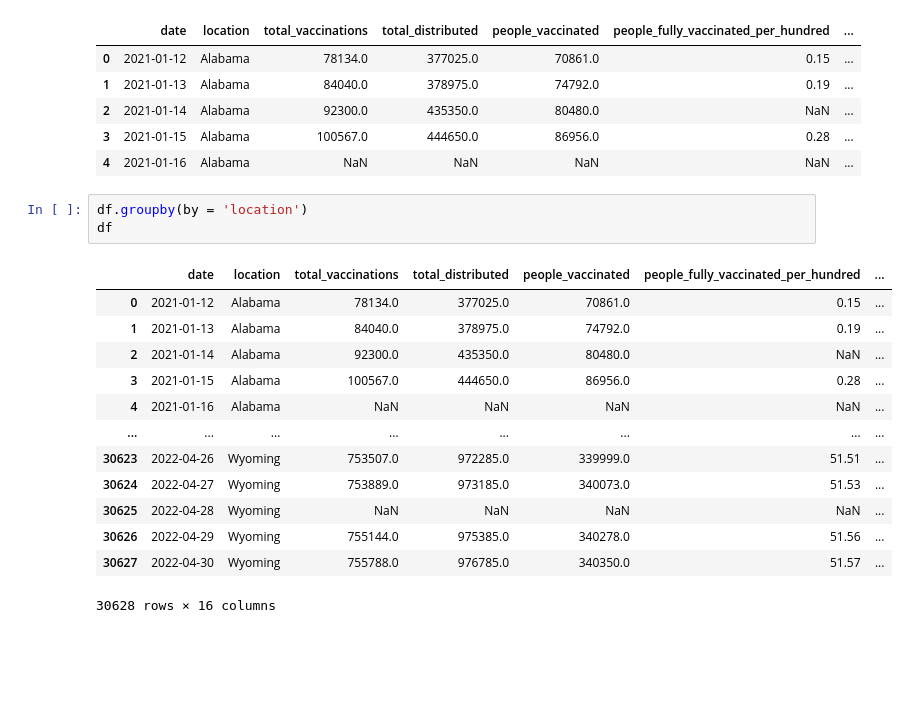
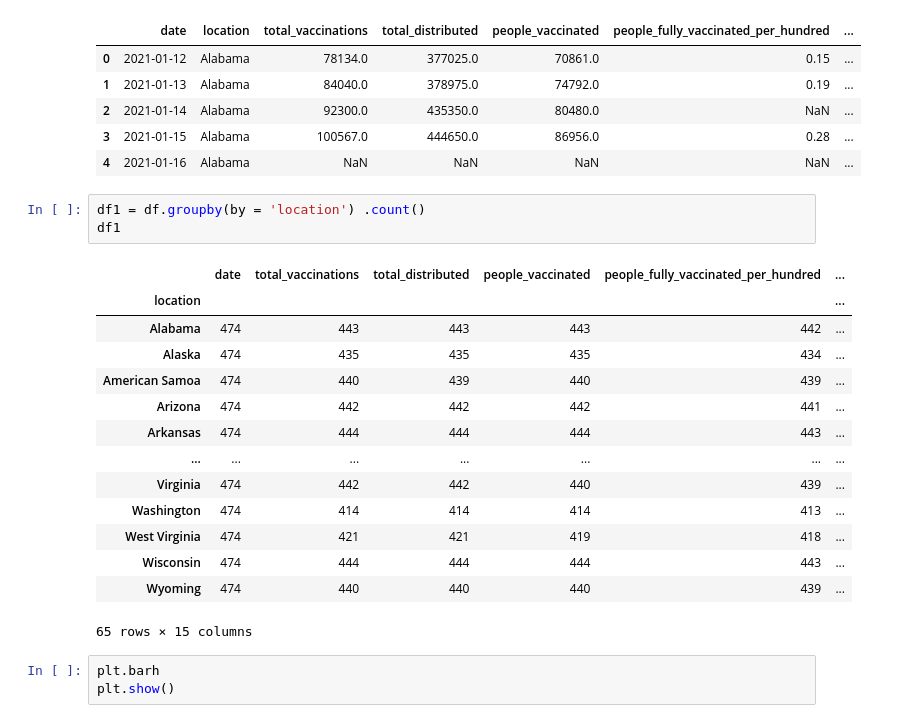
Before and after one commit to uthours/Data-Processing-Visualization, a Jupyter notebook: initialviz.ipynb, the cells around one changed output. Cells and saved outputs as stored; diff of their text form; blank space fills up the shorter version.

```diff
--- a/initialviz.ipynb
+++ b/initialviz.ipynb
@@ -30,19 +30,23 @@ df.head()
 | 3 | 2021-01-15 | Alabama | 100567.0 | 444650.0 | 86956.0 | 0.28 | ... |
 | 4 | 2021-01-16 | Alabama | NaN | NaN | NaN | NaN | ... |
 # %%
-df.groupby(by = 'location')
-df
+df1 = df.groupby(by = 'location') .count()
+df1
 # %% [output]
-|  | date | location | total_vaccinations | total_distributed | people_vaccinated | people_fully_vaccinated_per_hundred | ... |
-| 0 | 2021-01-12 | Alabama | 78134.0 | 377025.0 | 70861.0 | 0.15 | ... |
-| 1 | 2021-01-13 | Alabama | 84040.0 | 378975.0 | 74792.0 | 0.19 | ... |
-| 2 | 2021-01-14 | Alabama | 92300.0 | 435350.0 | 80480.0 | NaN | ... |
-| 3 | 2021-01-15 | Alabama | 100567.0 | 444650.0 | 86956.0 | 0.28 | ... |
-| 4 | 2021-01-16 | Alabama | NaN | NaN | NaN | NaN | ... |
-| ... | ... | ... | ... | ... | ... | ... | ... |
-| 30623 | 2022-04-26 | Wyoming | 753507.0 | 972285.0 | 339999.0 | 51.51 | ... |
-| 30624 | 2022-04-27 | Wyoming | 753889.0 | 973185.0 | 340073.0 | 51.53 | ... |
-| 30625 | 2022-04-28 | Wyoming | NaN | NaN | NaN | NaN | ... |
-| 30626 | 2022-04-29 | Wyoming | 755144.0 | 975385.0 | 340278.0 | 51.56 | ... |
-| 30627 | 2022-04-30 | Wyoming | 755788.0 | 976785.0 | 340350.0 | 51.57 | ... |
+|  | date | total_vaccinations | total_distributed | people_vaccinated | people_fully_vaccinated_per_hundred | ... |
+| location |  |  |  |  |  | ... |
+| Alabama | 474 | 443 | 443 | 443 | 442 | ... |
+| Alaska | 474 | 435 | 435 | 435 | 434 | ... |
+| American Samoa | 474 | 440 | 439 | 440 | 439 | ... |
+| Arizona | 474 | 442 | 442 | 442 | 441 | ... |
+| Arkansas | 474 | 444 | 444 | 444 | 443 | ... |
+| ... | ... | ... | ... | ... | ... | ... |
+| Virginia | 474 | 442 | 442 | 440 | 439 | ... |
+| Washington | 474 | 414 | 414 | 414 | 413 | ... |
+| West Virginia | 474 | 421 | 421 | 419 | 418 | ... |
+| Wisconsin | 474 | 444 | 444 | 444 | 443 | ... |
+| Wyoming | 474 | 440 | 440 | 440 | 439 | ... |
-30628 rows × 16 columns
+65 rows × 15 columns
+# %%
+plt.barh
+plt.show()
```
Also changed, not shown: parts of 1 cell of this notebook.
